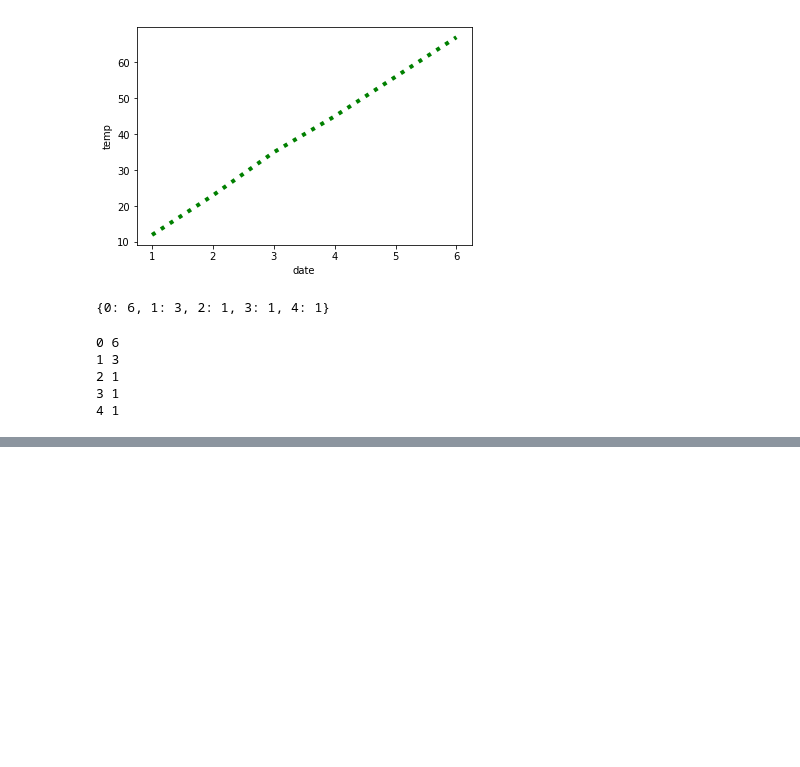
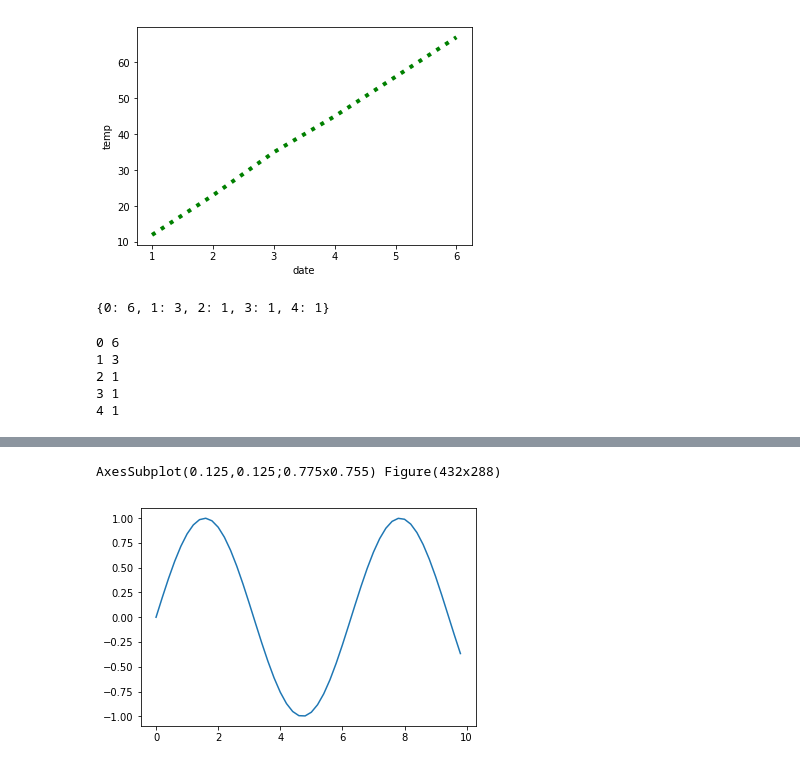
Before and after one commit to sahilGupta89/ML, a Jupyter notebook: matplot/ex-1.ipynb, the cells around one changed output, grey strips where cells are left out. Saved outputs shown, nothing was run; the diff lists cells and outputs as text; code cells hidden in the pictures; blank space fills up the shorter version.

```diff
--- a/matplot/ex-1.ipynb
+++ b/matplot/ex-1.ipynb
@@ -33,0 +51,10 @@ myfun()
+# %%
+x = np.arange(0, 10, 0.2)
+y = np.sin(x)
+fig, ax = plt.subplots()
+print(ax,fig)
+ax.plot(x, y)
+plt.show()
+# %% [output]
+AxesSubplot(0.125,0.125;0.775x0.755) Figure(432x288)
+[figure, added]
```
Also changed, not shown: parts of 11 cells of this notebook, 15 other files.
